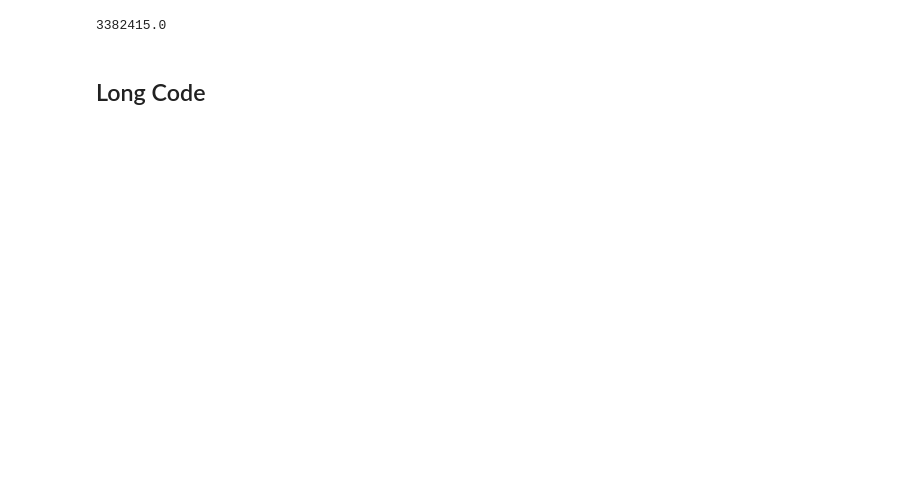
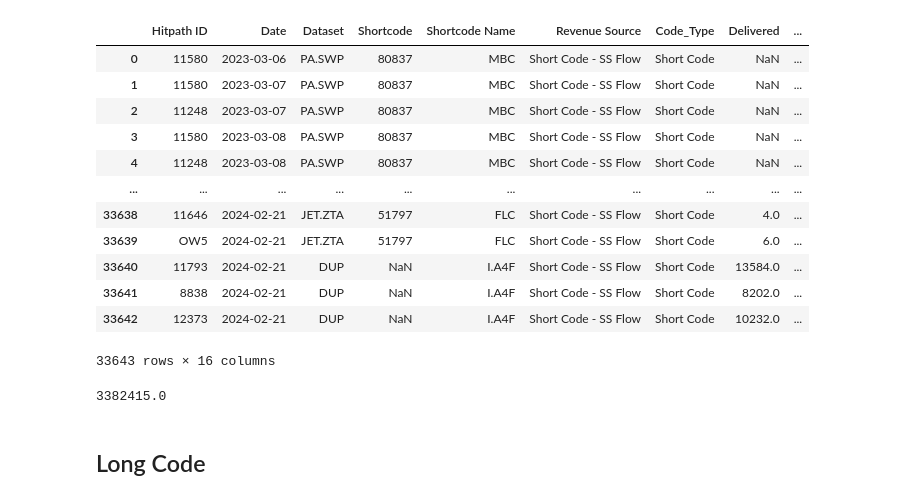
Before and after one commit to RXMG/SMS_Report, a Jupyter notebook: Daily_Reporting/SMS_Daily_Update.ipynb, the cells around one changed output. Cells and saved outputs as stored; diff of their text form; code cells hidden in the pictures; blank space fills up the shorter version.

```diff
--- a/Daily_Reporting/SMS_Daily_Update.ipynb
+++ b/Daily_Reporting/SMS_Daily_Update.ipynb
@@ -1,22 +14,15 @@
 # %%
-import pandas as pd
-import glob
-import os
-import numpy as np
-import filepath
-import send_email
-import pygsheets
-import infrastructure
 
 
-localfolder=filepath.output_folder
+
 
 #import publisher from google sheet
 gc = pygsheets.authorize(service_account_file=filepath.service_account_location)
 rxmgref = gc.open_by_url('https://docs.google.com/spreadsheets/d/1Tzda6Djr3zQmOhWu7Ief3GVR9Cjaml8238CeX7chj_U/edit#gid=1620368362')
 publisher_raw  = rxmgref.worksheet('title','Publisher Configurations').get_as_df()
+publisher_raw = publisher_raw.drop_duplicates(subset='PUBID', keep='last')
 publisher_raw.to_csv(localfolder+'smartsheet/Publisher.csv')
-publisher = publisher_raw[['NEW DP.DS or DP.sV','PUBID']].drop_duplicates()
+publisher = publisher_raw[['DP.DS or DP.sV','PUBID']].drop_duplicates()
 
 # import SMS OMS
 offer_sheet = infrastructure.get_smartsheet('offers_sms')
@@ -56,9 +62,10 @@ flows['AR Day'] = flows['OfferName'].str.extract('(\d+)\s*\(')
 flows.loc[flows['AR Day'].isna(),'AR Day'] =  flows['OfferName'].str.extract('AR(\d)')[0]
 flows.loc[flows['AR Day'].isna(),'AR Day'] = 'Null'
 flows['Hitpath ID'] = flows['OfferName'].str.extract(r'(\d{4,5})')
+flows.loc[flows['OfferName'].str.contains( 'OW',na = False), 'Hitpath ID'] =flows['OfferName'].str.split("_|[| ]",expand= True)[3]
 flows['AR Flow'] = flows['AR Flow ID'] + '_Day_' + flows['Shortcode Name']+'_'+  flows['AR Day']
 flows_clean = flows[['Hitpath ID','Date','Dataset','Shortcode','Shortcode Name','Revenue Source','Code_Type','Delivered','Optout','Cost','Clicks','AR Flow','AR Day','AR Flow ID']]
-flows_clean = flows_clean.merge(publisher[['NEW DP.DS or DP.sV','PUBID']], left_on ='Dataset', right_on = 'NEW DP.DS or DP.sV', how = 'left' )
+flows_clean = flows_clean.merge(publisher[['DP.DS or DP.sV','PUBID']], left_on ='Dataset', right_on = 'DP.DS or DP.sV', how = 'left' )
 flows_clean = flows_clean.rename(columns=({'PUBID':'Affiliate_id'}))
 flows_clean.loc[flows_clean['Shortcode Name'] == 'FLC', 'Shortcode'] = '51797'
 flows_clean.loc[flows_clean['Shortcode Name'] == 'CSS', 'Shortcode'] = '70610'
@@ -68,6 +75,7 @@ flows_clean.loc[flows_clean['Shortcode Name'] == 'DSS', 'Shortcode'] = '31232'
 flows_clean.loc[flows_clean['Shortcode Name'] == 'SVT', 'Shortcode'] = '61659'
 flows_clean.loc[flows_clean['Shortcode Name'] == 'UAA', 'Shortcode'] = '79743'
 flows_clean.loc[flows_clean['Shortcode Name'] == 'PRC', 'Shortcode'] = '18333164159'
+flows_clean.loc[flows_clean['Shortcode Name'] == 'UAATF', 'Shortcode'] = '18333641722'
 flows_clean.loc[flows_clean['Shortcode'].str.contains( '51797',na = False), 'Shortcode Name'] = 'FLC'
 flows_clean.loc[flows_clean['Shortcode'].str.contains( '70610',na = False), 'Shortcode Name'] = 'CSS'
 flows_clean.loc[flows_clean['Shortcode'].str.contains( '44345',na = False), 'Shortcode Name'] = 'HZB'
@@ -76,6 +84,7 @@ flows_clean.loc[flows_clean['Shortcode'].str.contains( '31232',na = False), 'Sho
 flows_clean.loc[flows_clean['Shortcode'].str.contains( '61659',na = False), 'Shortcode Name'] = 'SVT'
 flows_clean.loc[flows_clean['Shortcode'].str.contains( '79743',na = False), 'Shortcode Name'] = 'UAA'
 flows_clean.loc[flows_clean['Shortcode'].str.contains( '18333164159',na = False), 'Shortcode Name'] = 'PRC'
+flows_clean.loc[flows_clean['Shortcode'].str.contains( '18333641722',na = False), 'Shortcode Name'] = 'UAATF'
 # change some segment name
 creative_stats['Segment'] = creative_stats['Segment'].str.replace('WW.YFA','WWM.YFA')
 creative_stats['Segment'] = creative_stats['Segment'].str.replace('ARM.CR','AI.CC')
@@ -185,4 +194,6 @@ combined_csv['date'] = pd.to_datetime(combined_csv['date'],errors='coerce')
 combined_csv.loc[combined_csv['Dash_Date_from_subid'].isna(),'Dash_Date_from_subid'] = combined_csv['date']
 combined_csv['date'] = combined_csv['Dash_Date_from_subid']
 combined_csv.loc[combined_csv['campaign_id']==8202]
+combined_csv.loc[(combined_csv['affiliate_id'] == 460001) & (combined_csv['site_id'].isna()== False),'affiliate_id'] = combined_csv['site_id']
+combined_csv['affiliate_id'] = combined_csv['affiliate_id'].astype('Int64')
 # %% [output]
@@ -206,3 +204,19 @@ combined_csv.loc[combined_csv['campaign_id']==8202]
+# %%
+flows_clean
+# %% [output]
+|  | Hitpath ID | Date | Dataset | Shortcode | Shortcode Name | Revenue Source | Code_Type | Delivered | ... |
+| 0 | 11580 | 2023-03-06 | PA.SWP | 80837 | MBC | Short Code - SS Flow | Short Code | NaN | ... |
+| 1 | 11580 | 2023-03-07 | PA.SWP | 80837 | MBC | Short Code - SS Flow | Short Code | NaN | ... |
+| 2 | 11248 | 2023-03-07 | PA.SWP | 80837 | MBC | Short Code - SS Flow | Short Code | NaN | ... |
+| 3 | 11580 | 2023-03-08 | PA.SWP | 80837 | MBC | Short Code - SS Flow | Short Code | NaN | ... |
+| 4 | 11248 | 2023-03-08 | PA.SWP | 80837 | MBC | Short Code - SS Flow | Short Code | NaN | ... |
+| ... | ... | ... | ... | ... | ... | ... | ... | ... | ... |
+| 33638 | 11646 | 2024-02-21 | JET.ZTA | 51797 | FLC | Short Code - SS Flow | Short Code | 4.0 | ... |
+| 33639 | OW5 | 2024-02-21 | JET.ZTA | 51797 | FLC | Short Code - SS Flow | Short Code | 6.0 | ... |
+| 33640 | 11793 | 2024-02-21 | DUP | NaN | I.A4F | Short Code - SS Flow | Short Code | 13584.0 | ... |
+| 33641 | 8838 | 2024-02-21 | DUP | NaN | I.A4F | Short Code - SS Flow | Short Code | 8202.0 | ... |
+| 33642 | 12373 | 2024-02-21 | DUP | NaN | I.A4F | Short Code - SS Flow | Short Code | 10232.0 | ... |
+33643 rows × 16 columns
 # %%
 flows = pd.read_csv(localfolder + 'SMS_SC_SS_Flows.csv')
 flows[(flows['Period']>='2023-10-01')&(flows['Period']<='2023-10-31')]['CountSent'].sum()
```
Also changed, not shown: parts of 21 cells of this notebook, 4 other files.
